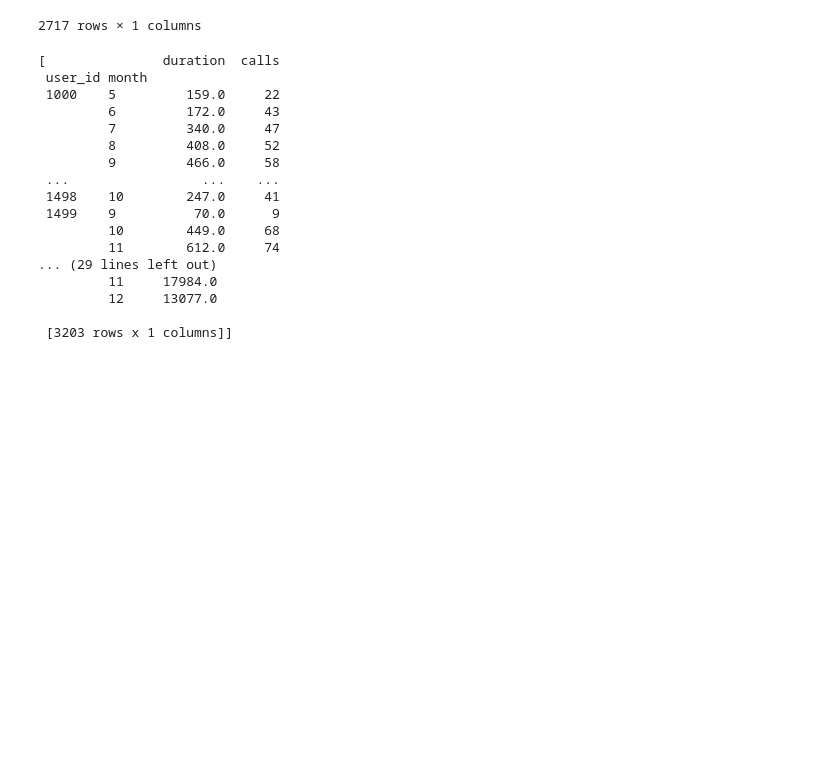
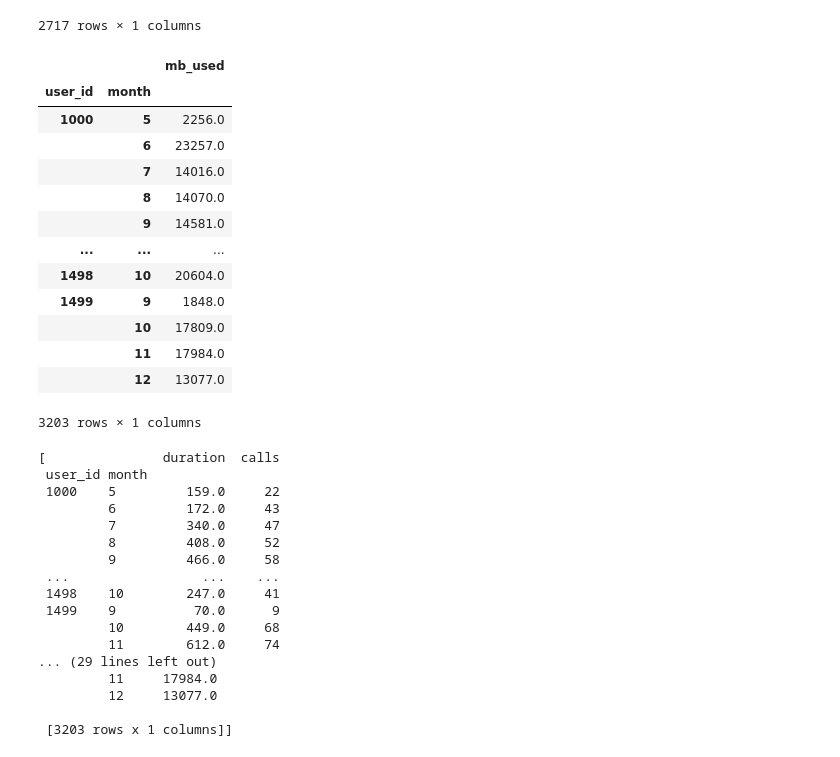
Before and after one commit to TheFirstCommandment/Project_Mobile_Company, a Jupyter notebook: Statistics_project!.ipynb, the cells around one changed output. Saved outputs shown, nothing was run; the diff lists cells and outputs as text; code cells hidden in the pictures; blank space fills up the shorter version.

```diff
--- a/Statistics_project!.ipynb
+++ b/Statistics_project!.ipynb
@@ -449,9 +561,25 @@ message_pivot
 # %%
 internet['month'] = internet['session_date'].dt.month
 internet_merge = internet.merge(users, on='user_id', how='inner')
 internet_pivot = internet_merge.pivot_table(values = 'mb_used',
                                             index=['user_id', 'month'],
                                             aggfunc={'mb_used': 'sum'})
+internet_pivot
+# %% [output]
+|  |  | mb_used |
+| user_id | month |  |
+| 1000 | 5 | 2256.0 |
+|  | 6 | 23257.0 |
+|  | 7 | 14016.0 |
+|  | 8 | 14070.0 |
+|  | 9 | 14581.0 |
+| ... | ... | ... |
+| 1498 | 10 | 20604.0 |
+| 1499 | 9 | 1848.0 |
+|  | 10 | 17809.0 |
+|  | 11 | 17984.0 |
+|  | 12 | 13077.0 |
+3203 rows × 1 columns
 # %%
 data_frames = [calls_pivot, message_pivot, internet_pivot]
 data_frames
```
Also changed, not shown: parts of 41 cells of this notebook.
